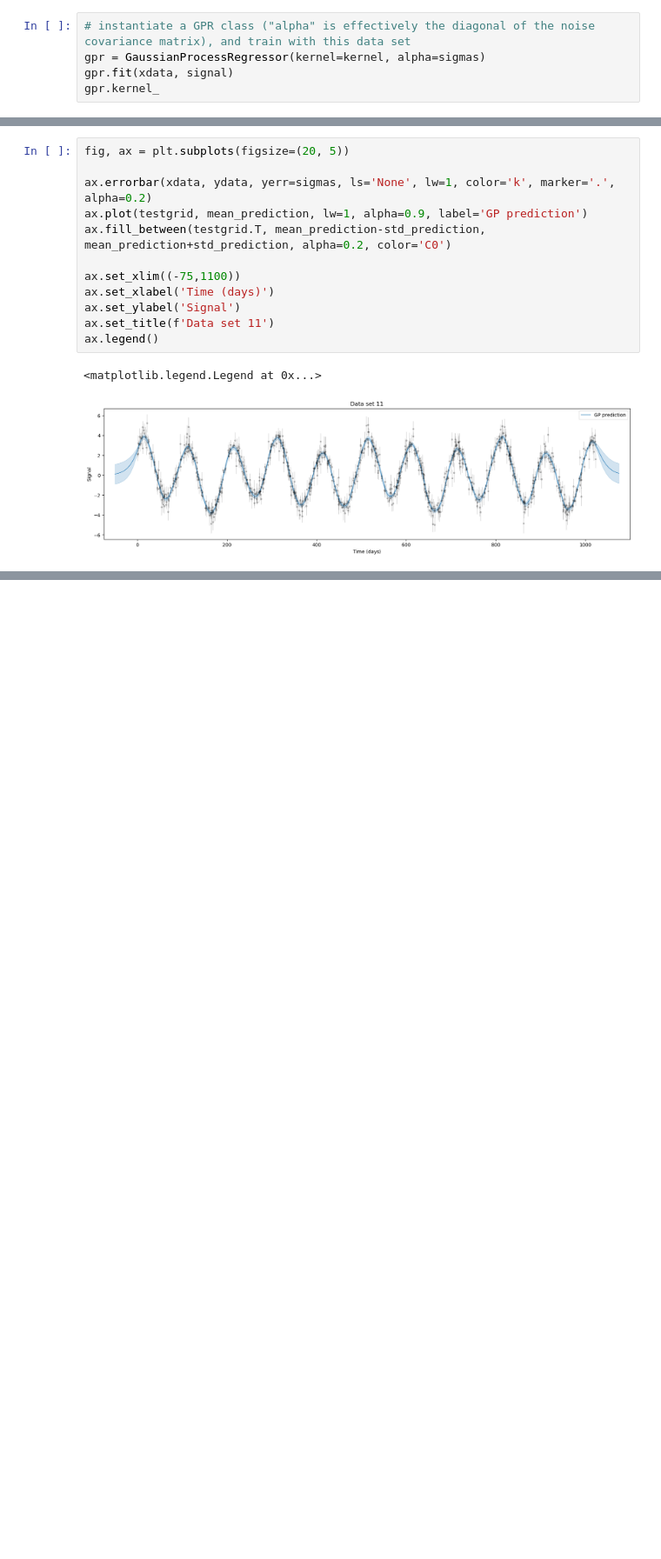
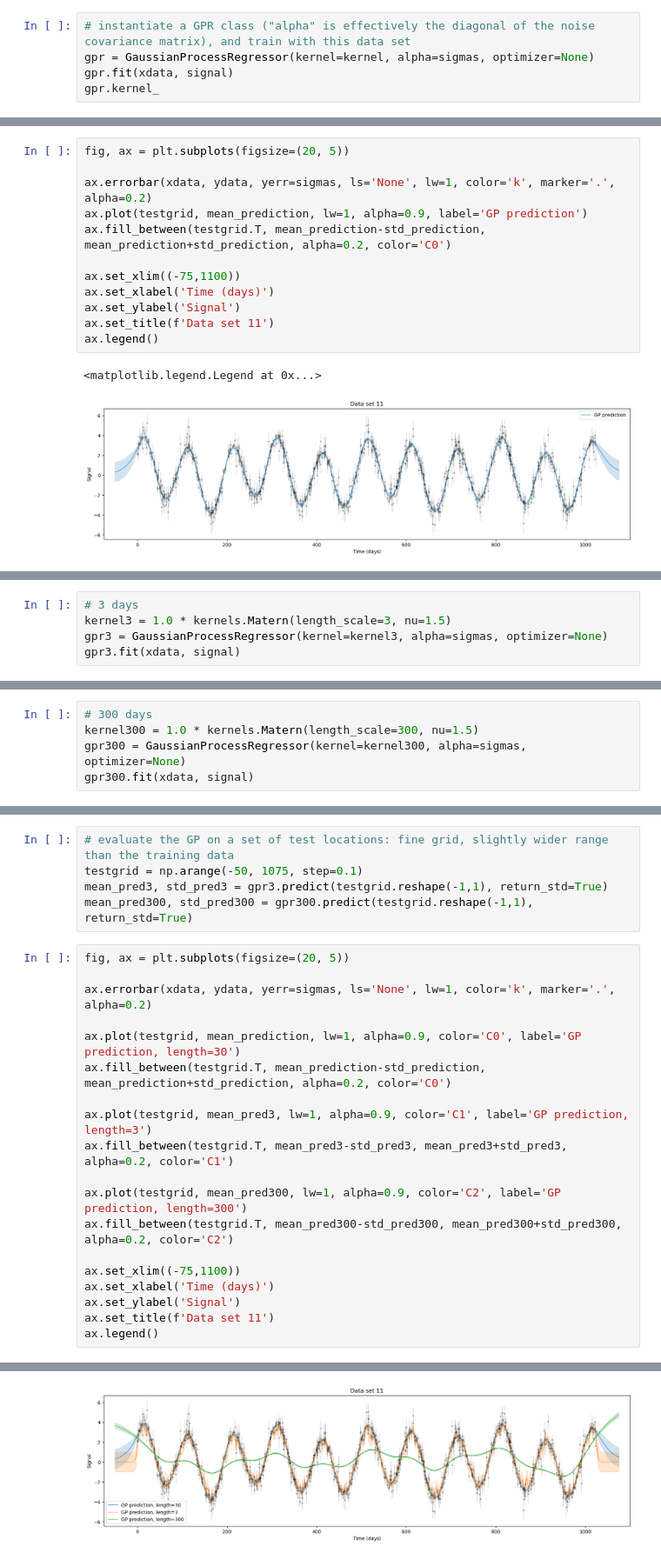
Before and after one commit to abbyw24/data-science-for-physics, a Jupyter notebook: pset5.ipynb, the cells around one changed output, grey strips where cells are left out. Shown at 87% size. Drawn from its saved outputs; the diff is of its cells as text; blank space fills up the shorter version.

```diff
--- a/pset5.ipynb
+++ b/pset5.ipynb
@@ -398,7 +399,7 @@ xdata.shape, ydata.shape
 ((1024, 1), (1024,))
 # %%
 # instantiate a GPR class ("alpha" is effectively the diagonal of the noise covariance matrix), and train with this data set
-gpr = GaussianProcessRegressor(kernel=kernel, alpha=sigmas)
+gpr = GaussianProcessRegressor(kernel=kernel, alpha=sigmas, optimizer=None)
 gpr.fit(xdata, signal)
 gpr.kernel_
 # %% [output]
@@ -424,0 +428,5 @@ ax.legend()
+# %%
+# 3 days
+kernel3 = 1.0 * kernels.Matern(length_scale=3, nu=1.5)
+gpr3 = GaussianProcessRegressor(kernel=kernel3, alpha=sigmas, optimizer=None)
+gpr3.fit(xdata, signal)
@@ -424,0 +438,5 @@ ax.legend()
+# %%
+# 300 days
+kernel300 = 1.0 * kernels.Matern(length_scale=300, nu=1.5)
+gpr300 = GaussianProcessRegressor(kernel=kernel300, alpha=sigmas, optimizer=None)
+gpr300.fit(xdata, signal)
@@ -424,0 +448,25 @@ ax.legend()
+# %%
+# evaluate the GP on a set of test locations: fine grid, slightly wider range than the training data
+testgrid = np.arange(-50, 1075, step=0.1)
+mean_pred3, std_pred3 = gpr3.predict(testgrid.reshape(-1,1), return_std=True)
+mean_pred300, std_pred300 = gpr300.predict(testgrid.reshape(-1,1), return_std=True)
+# %%
+fig, ax = plt.subplots(figsize=(20, 5))
+
+ax.errorbar(xdata, ydata, yerr=sigmas, ls='None', lw=1, color='k', marker='.', alpha=0.2)
+
+ax.plot(testgrid, mean_prediction, lw=1, alpha=0.9, color='C0', label='GP prediction, length=30')
+ax.fill_between(testgrid.T, mean_prediction-std_prediction, mean_prediction+std_prediction, alpha=0.2, color='C0')
+
+ax.plot(testgrid, mean_pred3, lw=1, alpha=0.9, color='C1', label='GP prediction, length=3')
+ax.fill_between(testgrid.T, mean_pred3-std_pred3, mean_pred3+std_pred3, alpha=0.2, color='C1')
+
+ax.plot(testgrid, mean_pred300, lw=1, alpha=0.9, color='C2', label='GP prediction, length=300')
+ax.fill_between(testgrid.T, mean_pred300-std_pred300, mean_pred300+std_pred300, alpha=0.2, color='C2')
+
+ax.set_xlim((-75,1100))
+ax.set_xlabel('Time (days)')
+ax.set_ylabel('Signal')
+ax.set_title(f'Data set 11')
+ax.legend()
+# %% [output]
@@ -424,0 +474 @@ ax.legend()
+[figure, added]
```
Also changed, not shown: parts of 7 cells of this notebook.
